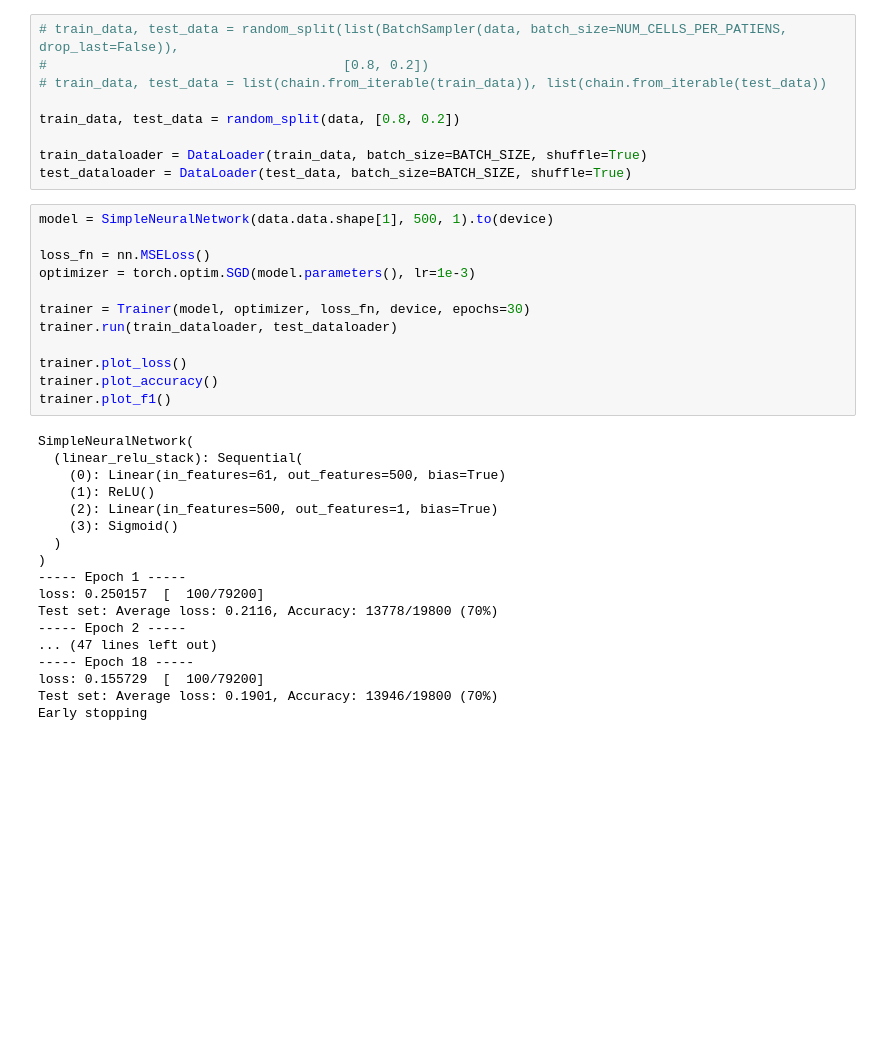
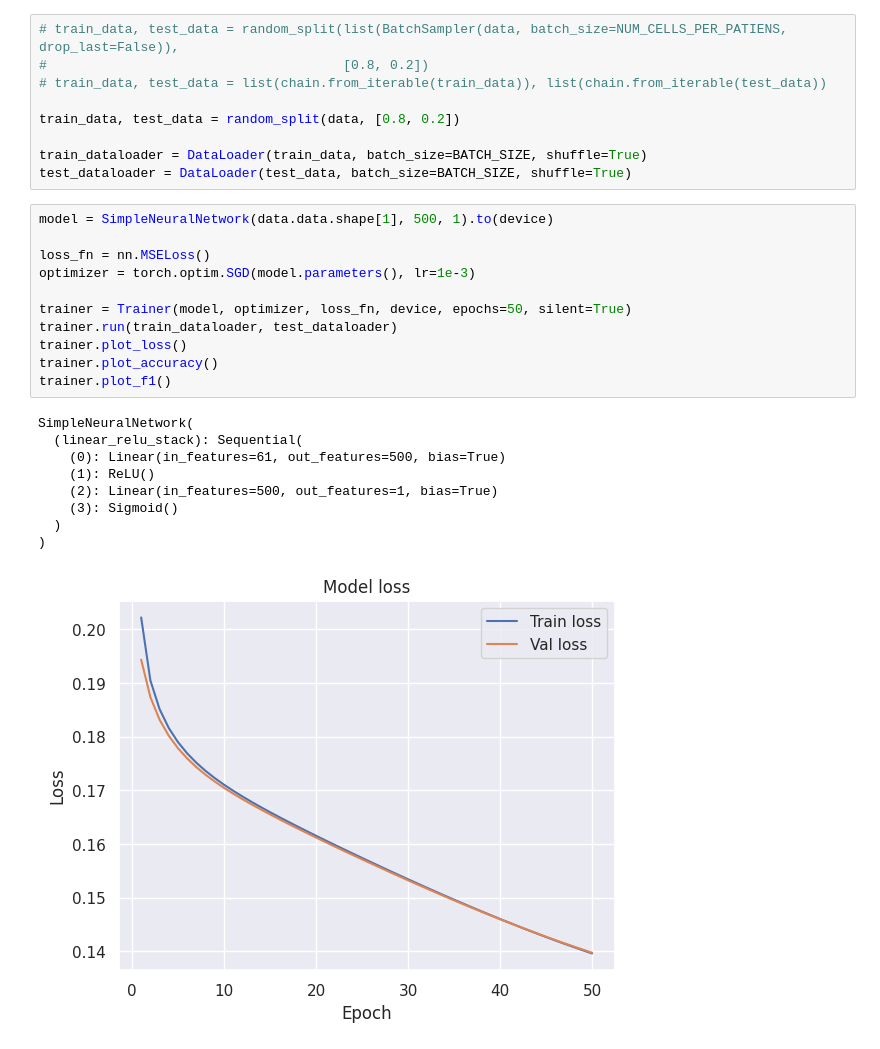
Before and after one commit to LeGmask/COVID_cyTOF, a Jupyter notebook: main.ipynb, the cells around one changed output. Drawn from its saved outputs; the diff is of its cells as text; blank space fills up the shorter version.

```diff
--- a/main.ipynb
+++ b/main.ipynb
@@ -43,30 +42,21 @@ test_dataloader = DataLoader(test_data, batch_size=BATCH_SIZE, shuffle=True)
 # %%
 model = SimpleNeuralNetwork(data.data.shape[1], 500, 1).to(device)
 
 loss_fn = nn.MSELoss()
 optimizer = torch.optim.SGD(model.parameters(), lr=1e-3)
 
-trainer = Trainer(model, optimizer, loss_fn, device, epochs=30)
+trainer = Trainer(model, optimizer, loss_fn, device, epochs=50, silent=True)
 trainer.run(train_dataloader, test_dataloader)
-
 trainer.plot_loss()
 trainer.plot_accuracy()
 trainer.plot_f1()
 # %% [output]
 SimpleNeuralNetwork(
   (linear_relu_stack): Sequential(
     (0): Linear(in_features=61, out_features=500, bias=True)
     (1): ReLU()
     (2): Linear(in_features=500, out_features=1, bias=True)
     (3): Sigmoid()
   )
 )
------ Epoch 1 -----
-loss: 0.250157  [  100/79200]
-Test set: Average loss: 0.2116, Accuracy: 13778/19800 (70%)
------ Epoch 2 -----
-... (47 lines left out)
------ Epoch 18 -----
-loss: 0.155729  [  100/79200]
-Test set: Average loss: 0.1901, Accuracy: 13946/19800 (70%)
-Early stopping
+[figure, added]
```
Also changed, not shown: parts of 8 cells of this notebook.
